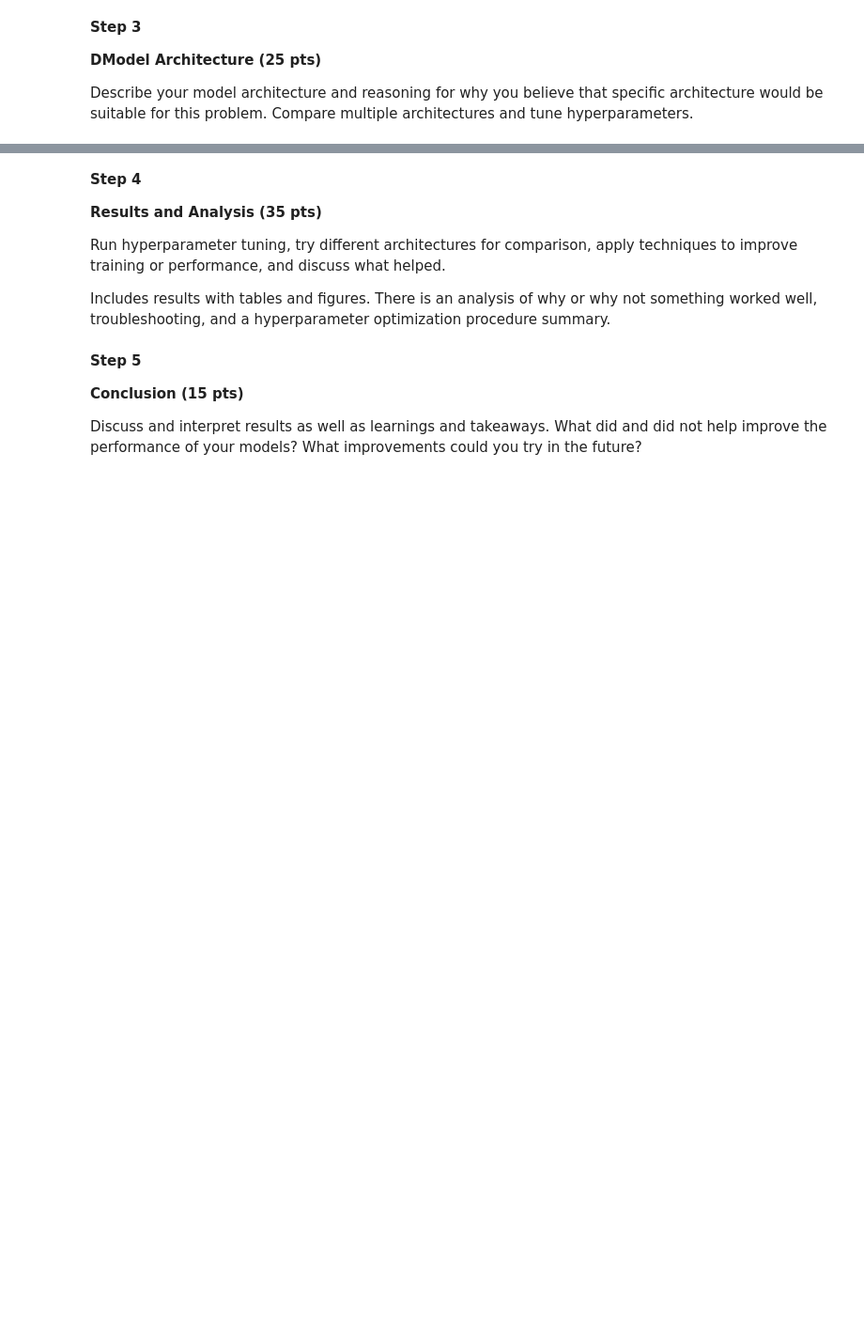
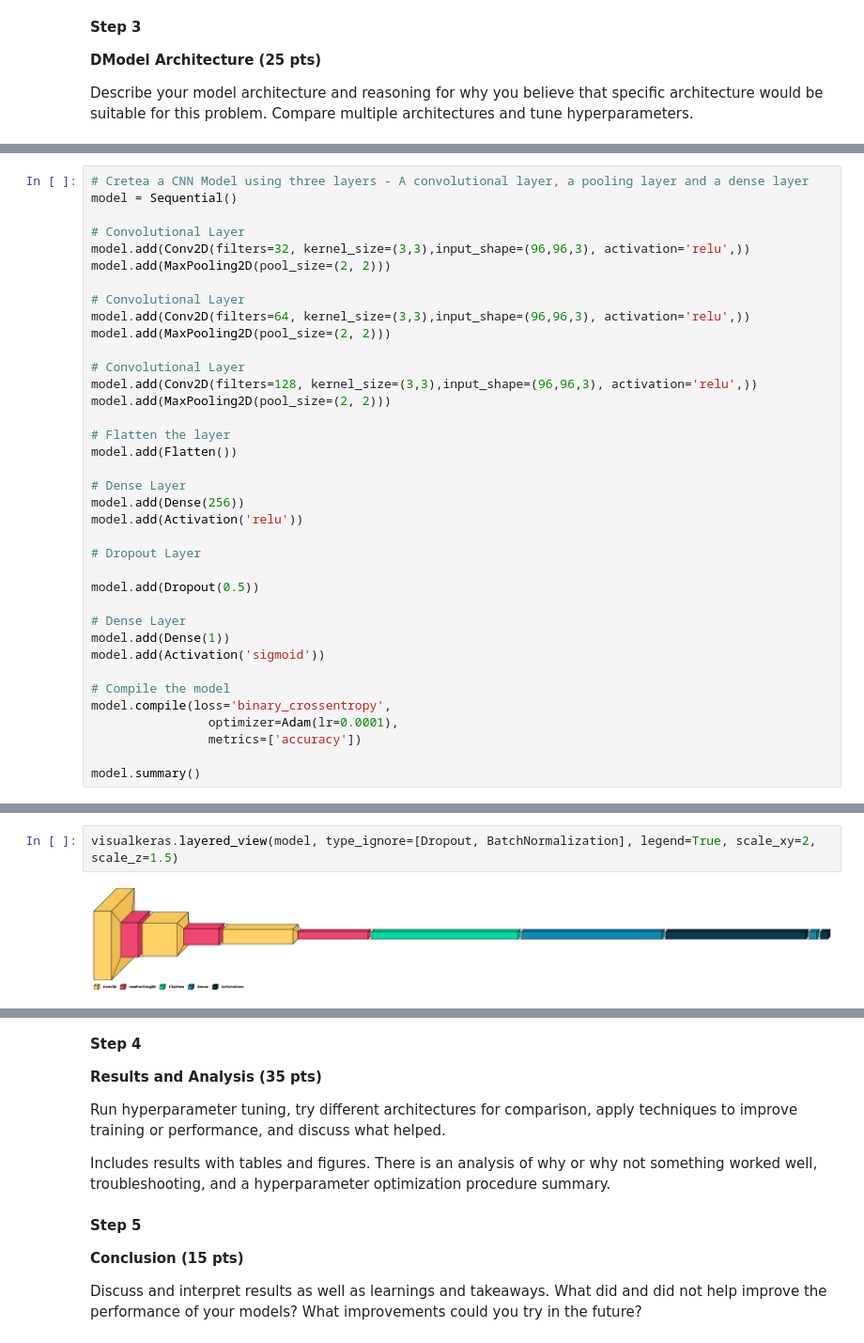
Before and after one commit to girikunche/5511-CNN-Cancer-Detection-Project, a Jupyter notebook: DTSA5511-CNN-Cancer-Detection.ipynb, the cells around one changed output, grey strips where cells are left out. Shown at 94% size. Drawn from its saved outputs; the diff is of its cells as text; blank space fills up the shorter version.

```diff
--- a/DTSA5511-CNN-Cancer-Detection.ipynb
+++ b/DTSA5511-CNN-Cancer-Detection.ipynb
@@ -29,0 +107,37 @@ Describe your model architecture and reasoning for why you believe that specific
+# %%
+# Cretea a CNN Model using three layers - A convolutional layer, a pooling layer and a dense layer
+model = Sequential()
+
+# Convolutional Layer
+model.add(Conv2D(filters=32, kernel_size=(3,3),input_shape=(96,96,3), activation='relu',))
+model.add(MaxPooling2D(pool_size=(2, 2)))
+
+# Convolutional Layer
+model.add(Conv2D(filters=64, kernel_size=(3,3),input_shape=(96,96,3), activation='relu',))
+model.add(MaxPooling2D(pool_size=(2, 2)))
+
+# Convolutional Layer
+model.add(Conv2D(filters=128, kernel_size=(3,3),input_shape=(96,96,3), activation='relu',))
+model.add(MaxPooling2D(pool_size=(2, 2)))
+
+# Flatten the layer
+model.add(Flatten())
+
+# Dense Layer
+model.add(Dense(256))
+model.add(Activation('relu'))
+
+# Dropout Layer
+
+model.add(Dropout(0.5))
+
+# Dense Layer
+model.add(Dense(1))
+model.add(Activation('sigmoid'))
+
+# Compile the model
+model.compile(loss='binary_crossentropy',
+                optimizer=Adam(lr=0.0001),
+                metrics=['accuracy'])
+
+model.summary()
@@ -29,0 +162,4 @@ Describe your model architecture and reasoning for why you believe that specific
+# %%
+visualkeras.layered_view(model, type_ignore=[Dropout, BatchNormalization], legend=True, scale_xy=2, scale_z=1.5)
+# %% [output]
+[figure, added]
```
Also changed, not shown: parts of 13 cells of this notebook.
